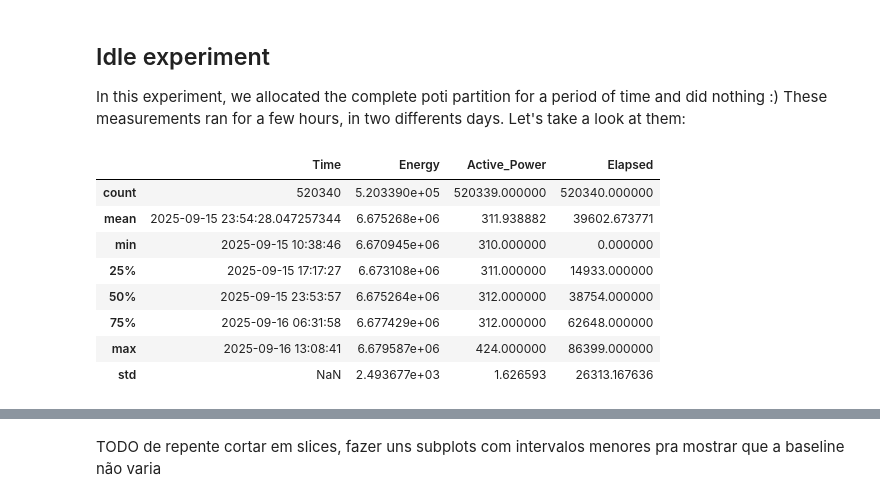
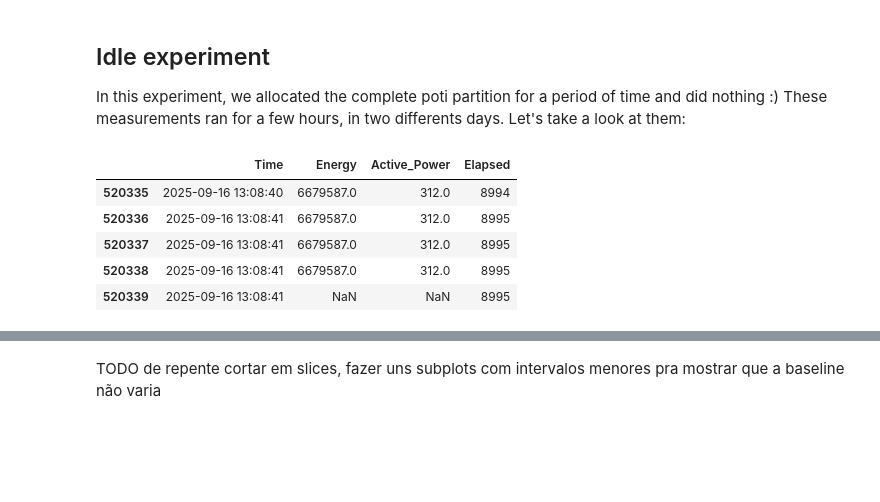
Before and after one commit to othomarcondes/CMP223-EnergyMeasurements, a Jupyter notebook: data_analysis.ipynb, the cells around one changed output, grey strips where cells are left out. Cells and saved outputs as stored; diff of their text form; code cells hidden in the pictures; blank space fills up the shorter version.

```diff
--- a/data_analysis.ipynb
+++ b/data_analysis.ipynb
@@ -16,27 +16,26 @@ This file is generated with the `./snmp_energy_monitor.sh` script making snmp re
 
 In this experiment, we allocated the complete poti partition for a period of time and did nothing :) These measurements ran for a few hours, in two differents days. Let's take a look at them:
 # %%
+from matplotlib import style
 import matplotlib.pyplot as plt
 import pandas as pd
 # precisei desailitar uns warning aqui por causa da iteração na lista de dataframes :')
 pd.options.mode.chained_assignment = None  # default='warn'
 
 #idle_1 = pd.read_csv('./data/idle_poti/energy_monitor_123_2025-09-10.csv', usecols=['Time', 'Energy', 'Active_Power'])
 idle = pd.read_csv('./data/idle_poti/energy_monitor_123_2025-09-15.csv', usecols=['Time', 'Energy', 'Active_Power'])
 
 # Convering the 'Time' column to datetime format, and adding a fourth column with the elapsed time since the beggining of the measurements
 idle['Time'] = pd.to_datetime(idle['Time'], format='%Y-%m-%d %H:%M:%S')
 idle['Elapsed'] = idle['Time'].sub(idle['Time'].iloc[0])
 idle['Elapsed'] = idle['Elapsed'].dt.seconds
 
-idle.describe()
+# TODO arrumar o valor em 'Elapsed' que deu overflow em int32 :)
+idle.tail()
 # %% [output]
 |  | Time | Energy | Active_Power | Elapsed |
-| count | 520340 | 5.203390e+05 | 520339.000000 | 520340.000000 |
-| mean | 2025-09-15 23:54:28.047257344 | 6.675268e+06 | 311.938882 | 39602.673771 |
-| min | 2025-09-15 10:38:46 | 6.670945e+06 | 310.000000 | 0.000000 |
-| 25% | 2025-09-15 17:17:27 | 6.673108e+06 | 311.000000 | 14933.000000 |
-| 50% | 2025-09-15 23:53:57 | 6.675264e+06 | 312.000000 | 38754.000000 |
-| 75% | 2025-09-16 06:31:58 | 6.677429e+06 | 312.000000 | 62648.000000 |
-| max | 2025-09-16 13:08:41 | 6.679587e+06 | 424.000000 | 86399.000000 |
-| std | NaN | 2.493677e+03 | 1.626593 | 26313.167636 |
+| 520335 | 2025-09-16 13:08:40 | 6679587.0 | 312.0 | 8994 |
+| 520336 | 2025-09-16 13:08:41 | 6679587.0 | 312.0 | 8995 |
+| 520337 | 2025-09-16 13:08:41 | 6679587.0 | 312.0 | 8995 |
+| 520338 | 2025-09-16 13:08:41 | 6679587.0 | 312.0 | 8995 |
+| 520339 | 2025-09-16 13:08:41 | NaN | NaN | 8995 |
```
Also changed, not shown: parts of 5 cells of this notebook, 2 other files.
